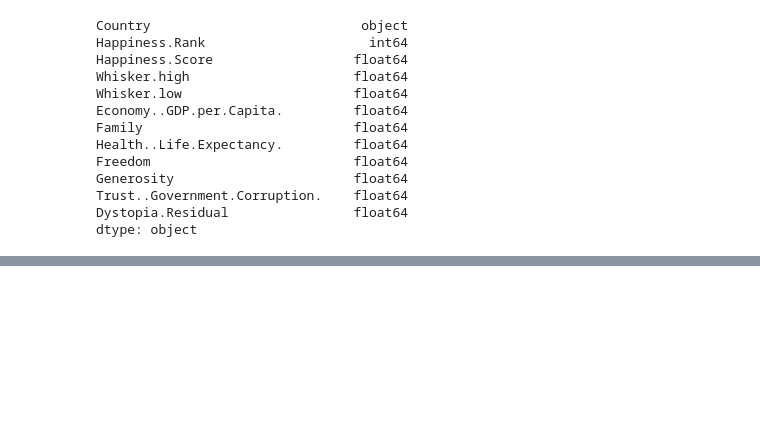
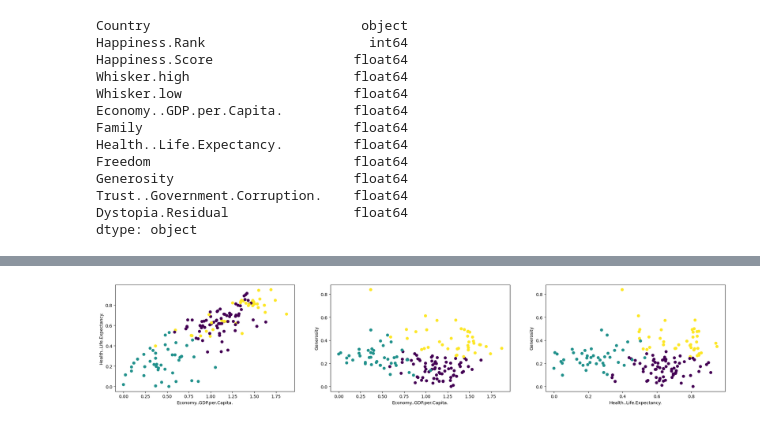
Before and after one commit to Vovegog/IBE400---Group-Project, a Jupyter notebook: groupProject.ipynb, the cells around one changed output, grey strips where cells are left out. Drawn from its saved outputs; the diff is of its cells as text; code cells hidden in the pictures; blank space fills up the shorter version.

```diff
--- a/groupProject.ipynb
+++ b/groupProject.ipynb
@@ -82,0 +153,10 @@ dtype: object
+# %%
+# Cluster countries based on generosity, life expectancy and GDP per capita
+clusterArrayQ2 = ['Economy..GDP.per.Capita.', 'Health..Life.Expectancy.', 'Generosity']
+scaledClusterArray = StandardScaler().fit_transform(df[clusterArrayQ2])
+
+kmeans = KMeans(n_clusters=3, random_state=0).fit(scaledClusterArray)
+
+plotCluster(df[clusterArrayQ2], 3, kmeans)
+# %% [output]
+[figure, added]
```
Also changed, not shown: parts of 10 cells of this notebook, 1 other file.
